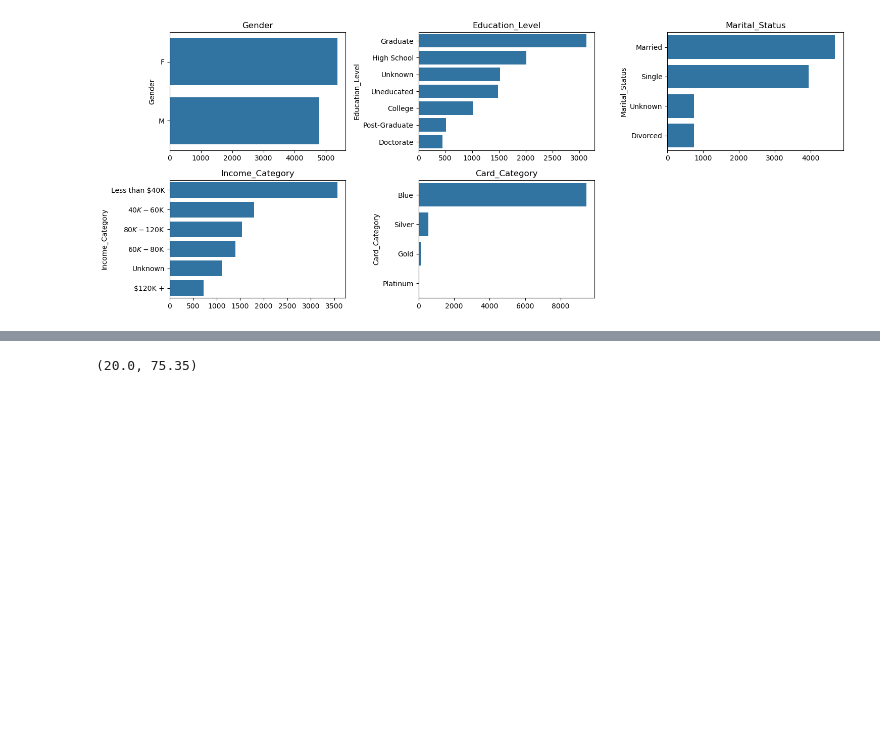
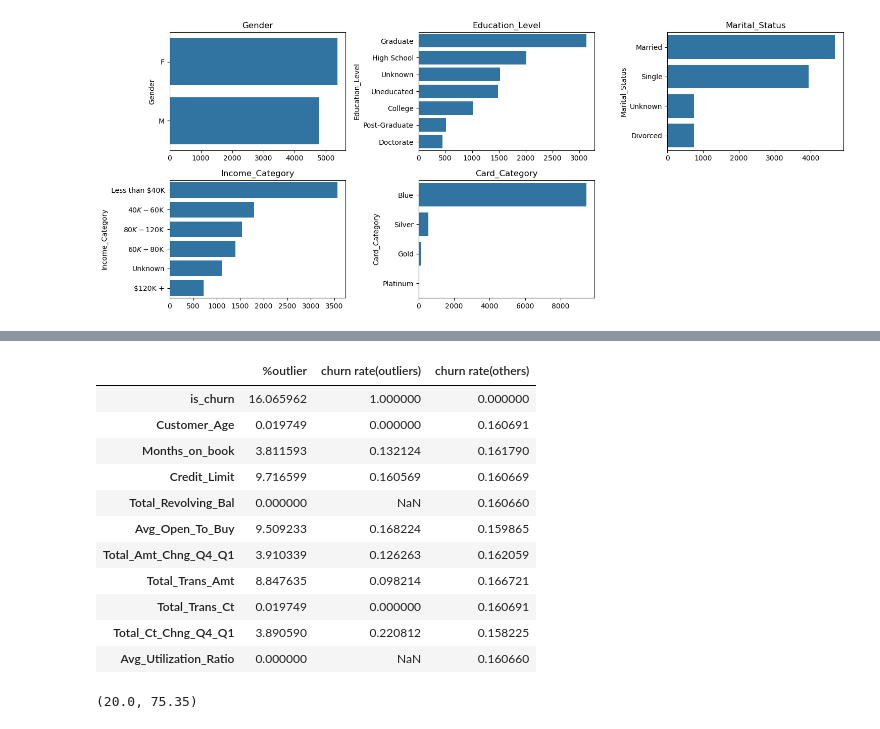
Before and after one commit to kidnextdoor57/Credit-Card-Churn-Prediction, a Jupyter notebook: credit_card_churn.ipynb, the cells around one changed output, grey strips where cells are left out. Drawn from its saved outputs; the diff is of its cells as text; code cells hidden in the pictures; blank space fills up the shorter version.

```diff
--- a/credit_card_churn.ipynb
+++ b/credit_card_churn.ipynb
@@ -326,3 +333,26 @@ for ax, c in zip(axes, num_cols):
+# %%
+numeric = [c for c in num_cols if c not in discrete_cols]
+q1, q3 = df[numeric].quantile(0.25), df[numeric].quantile(0.75)
+iqr = q3 - q1
+is_outlier = (df[numeric] < q1 - 1.5 * iqr) | (df[numeric] > q3 + 1.5 *iqr)
+pd.DataFrame({
+    '%outlier': is_outlier.mean() * 100,
+    'churn rate(outliers)': [df.loc[is_outlier[c], 'is_churn'].mean() for c in numeric],
+    'churn rate(others)': [df.loc[~is_outlier[c], 'is_churn'].mean() for c in numeric]
+})
+# %% [output]
+|  | %outlier | churn rate(outliers) | churn rate(others) |
+| is_churn | 16.065962 | 1.000000 | 0.000000 |
+| Customer_Age | 0.019749 | 0.000000 | 0.160691 |
+| Months_on_book | 3.811593 | 0.132124 | 0.161790 |
+| Credit_Limit | 9.716599 | 0.160569 | 0.160669 |
+| Total_Revolving_Bal | 0.000000 | NaN | 0.160660 |
+| Avg_Open_To_Buy | 9.509233 | 0.168224 | 0.159865 |
+| Total_Amt_Chng_Q4_Q1 | 3.910339 | 0.126263 | 0.162059 |
+| Total_Trans_Amt | 8.847635 | 0.098214 | 0.166721 |
+| Total_Trans_Ct | 0.019749 | 0.000000 | 0.160691 |
+| Total_Ct_Chng_Q4_Q1 | 3.890590 | 0.220812 | 0.158225 |
+| Avg_Utilization_Ratio | 0.000000 | NaN | 0.160660 |
 # %%
 fig, ax = plt.subplots(figsize = (9, 5))
 sns.boxplot(x= df_train.Customer_Age)
```
Also changed, not shown: parts of 4 cells of this notebook.
